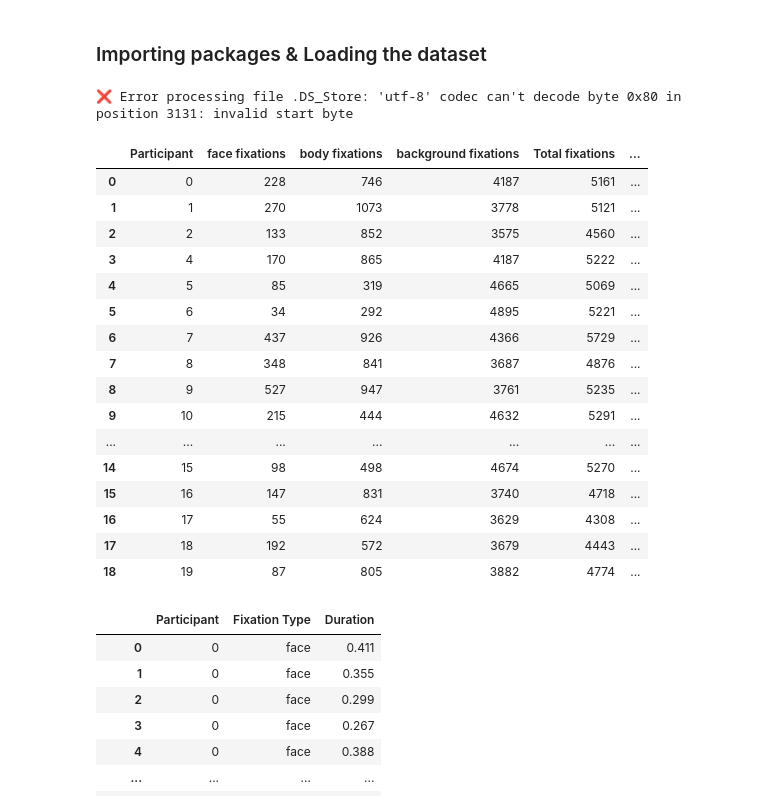
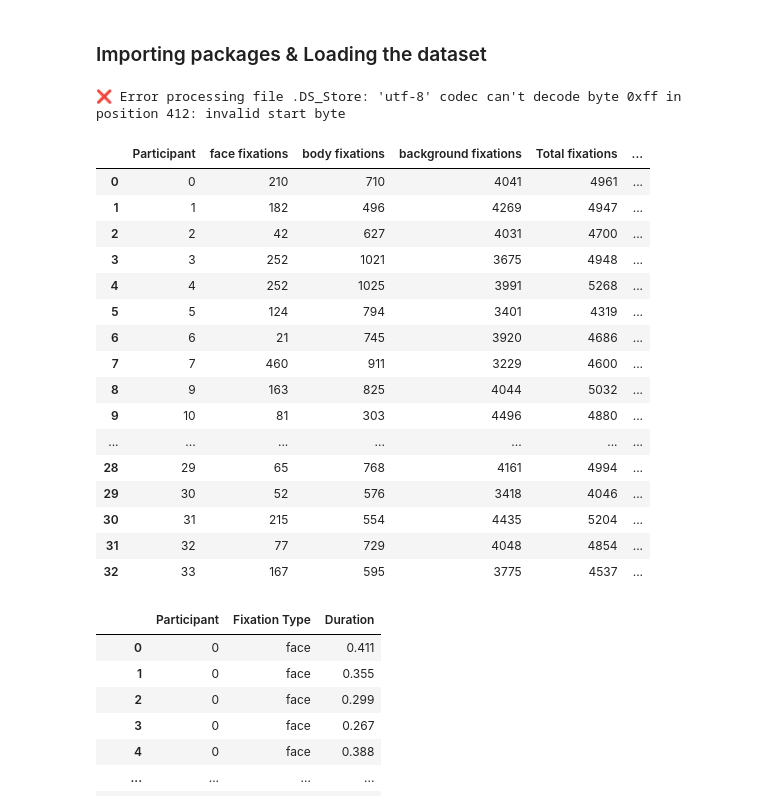
Before and after one commit to aliabugaga/Master-Thesis-Zaidan, a Jupyter notebook: VR data fixation analysis.ipynb, the cells around one changed output. Drawn from its saved outputs; the diff is of its cells as text; code cells hidden in the pictures.

```diff
--- a/VR data fixation analysis.ipynb
+++ b/VR data fixation analysis.ipynb
@@ -52,7 +54,8 @@ for file_index, file in enumerate(os.listdir(base_path)):
     try:
         df = pd.read_csv(os.path.join(base_path, file))
         # filter to leave only valid samples and only fixations (fixation start events)
-        df_filtered = df[(df['valid'] == 1) & (df['events'] == 2)]
+        df_filtered = df[(df['valid'] == 1) & (df['events'] == 2) & (df['long_events'].notna())]
+
         # leave only duration and object columns
         df_filtered = df_filtered[['length', 'hon_all']]
         # categorizing fixations to face body background
@@ -72,50 +75,50 @@ for file_index, file in enumerate(os.listdir(base_path)):
 
         fixation_counts = {f"{ft} fixations": len(df_filtered[df_filtered['hon_all'] == ft]) for ft in fixation_types}
         total_fixations = sum(fixation_counts.values())
 
         # duration statistics per participant
         duration_stats = {ft: compute_fixation_durations(df_filtered, ft) for ft in fixation_types}
 
         # Append the participant data
         fixation_analysis.append({
             "Participant": file_index,  # Participant index is now being tracked by file_index
             **fixation_counts,
             "Total fixations": total_fixations,
             **{f"{ft} {stat} duration (s)": duration_stats[ft][stat] for ft in fixation_types for stat in ['mean', 'min', 'max', 'sum', 'median']},
         })
 
     except Exception as e:
         print(f"❌ Error processing file {file}: {e}")
 
 # Create a DataFrame for the fixation analysis
 fixation_analysis_df = pd.DataFrame(fixation_analysis)
 
 # make a df with all durations for all recordings
 durations_df = pd.DataFrame(all_durations)
 
 save_path = os.path.join('/Users/alina/Downloads/Thesis/raw', f"VR fixation stats all recordings.csv")
 fixation_analysis_df.to_csv(save_path, index=False)
 
 fixation_analysis_df
 # %% [output]
-❌ Error processing file .DS_Store: 'utf-8' codec can't decode byte 0x80 in position 3131: invalid start byte
+❌ Error processing file .DS_Store: 'utf-8' codec can't decode byte 0xff in position 412: invalid start byte
 |  | Participant | face fixations | body fixations | background fixations | Total fixations | ... |
-| 0 | 0 | 228 | 746 | 4187 | 5161 | ... |
-| 1 | 1 | 270 | 1073 | 3778 | 5121 | ... |
-| 2 | 2 | 133 | 852 | 3575 | 4560 | ... |
-| 3 | 4 | 170 | 865 | 4187 | 5222 | ... |
-| 4 | 5 | 85 | 319 | 4665 | 5069 | ... |
-| 5 | 6 | 34 | 292 | 4895 | 5221 | ... |
-| 6 | 7 | 437 | 926 | 4366 | 5729 | ... |
-| 7 | 8 | 348 | 841 | 3687 | 4876 | ... |
-| 8 | 9 | 527 | 947 | 3761 | 5235 | ... |
-| 9 | 10 | 215 | 444 | 4632 | 5291 | ... |
+| 0 | 0 | 210 | 710 | 4041 | 4961 | ... |
+| 1 | 1 | 182 | 496 | 4269 | 4947 | ... |
+| 2 | 2 | 42 | 627 | 4031 | 4700 | ... |
+| 3 | 3 | 252 | 1021 | 3675 | 4948 | ... |
+| 4 | 4 | 252 | 1025 | 3991 | 5268 | ... |
+| 5 | 5 | 124 | 794 | 3401 | 4319 | ... |
+| 6 | 6 | 21 | 745 | 3920 | 4686 | ... |
+| 7 | 7 | 460 | 911 | 3229 | 4600 | ... |
+| 8 | 9 | 163 | 825 | 4044 | 5032 | ... |
+| 9 | 10 | 81 | 303 | 4496 | 4880 | ... |
 | ... | ... | ... | ... | ... | ... | ... |
-| 14 | 15 | 98 | 498 | 4674 | 5270 | ... |
-| 15 | 16 | 147 | 831 | 3740 | 4718 | ... |
-| 16 | 17 | 55 | 624 | 3629 | 4308 | ... |
-| 17 | 18 | 192 | 572 | 3679 | 4443 | ... |
-| 18 | 19 | 87 | 805 | 3882 | 4774 | ... |
+| 28 | 29 | 65 | 768 | 4161 | 4994 | ... |
+| 29 | 30 | 52 | 576 | 3418 | 4046 | ... |
+| 30 | 31 | 215 | 554 | 4435 | 5204 | ... |
+| 31 | 32 | 77 | 729 | 4048 | 4854 | ... |
+| 32 | 33 | 167 | 595 | 3775 | 4537 | ... |
 # %%
 durations_df
 # %% [output]
```
Also changed, not shown: parts of 5 cells of this notebook, 2 other files.
